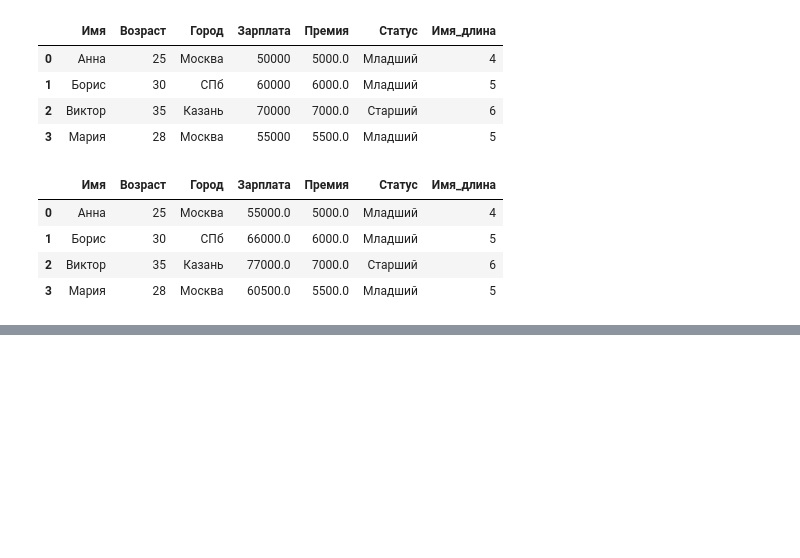
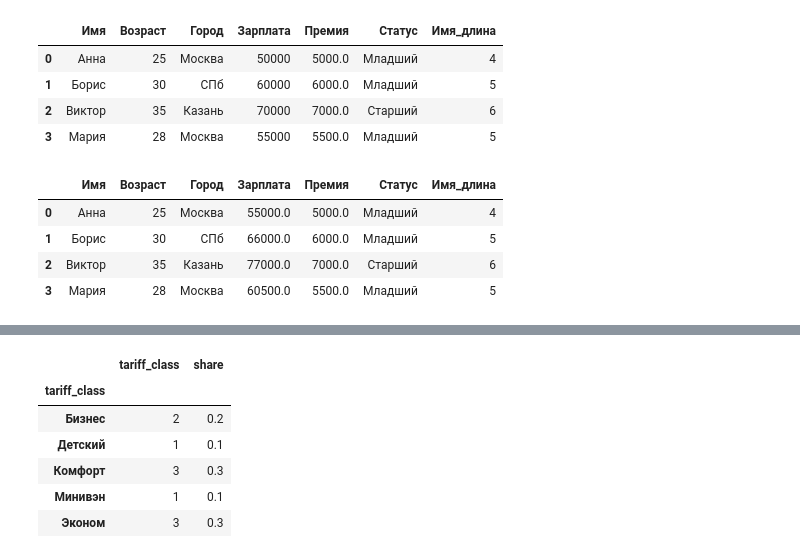
Before and after one commit to sql-for-students-2025/dg_dq_course, a Jupyter notebook: lesson_3/cw3.ipynb, the cells around one changed output, grey strips where cells are left out. Cells and saved outputs as stored; diff of their text form; code cells hidden in the pictures; blank space fills up the shorter version.

```diff
--- a/lesson_3/cw3.ipynb
+++ b/lesson_3/cw3.ipynb
@@ -294,0 +344,16 @@ df.to_csv('processed_data.csv', index=False, encoding='utf-8')
+# %%
+all_trip_cnt = df['tariff_class'].count()
+
+df_tarif = pd.DataFrame(df.groupby('tariff_class')['tariff_class'].count())
+
+df_tarif['share'] = df_tarif['tariff_class']/all_trip_cnt
+
+df_tarif
+# %% [output]
+|  | tariff_class | share |
+| tariff_class |  |  |
+| Бизнес | 2 | 0.2 |
+| Детский | 1 | 0.1 |
+| Комфорт | 3 | 0.3 |
+| Минивэн | 1 | 0.1 |
+| Эконом | 3 | 0.3 |
```
Also changed, not shown: parts of 10 cells of this notebook, 4 other files.
